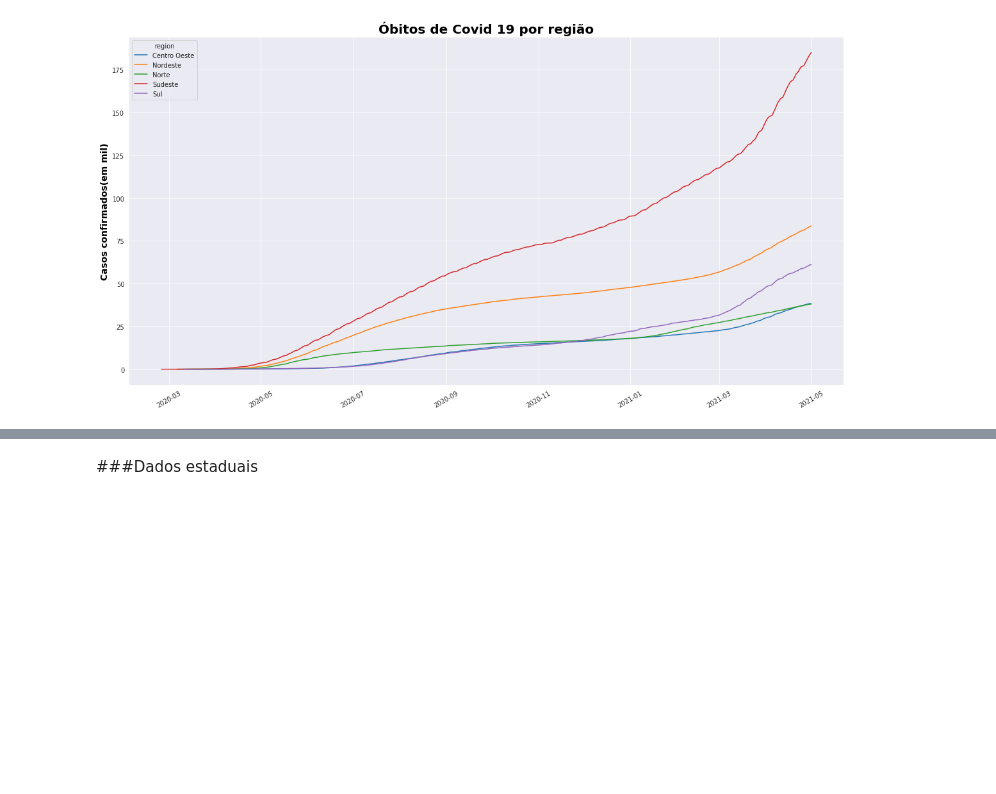
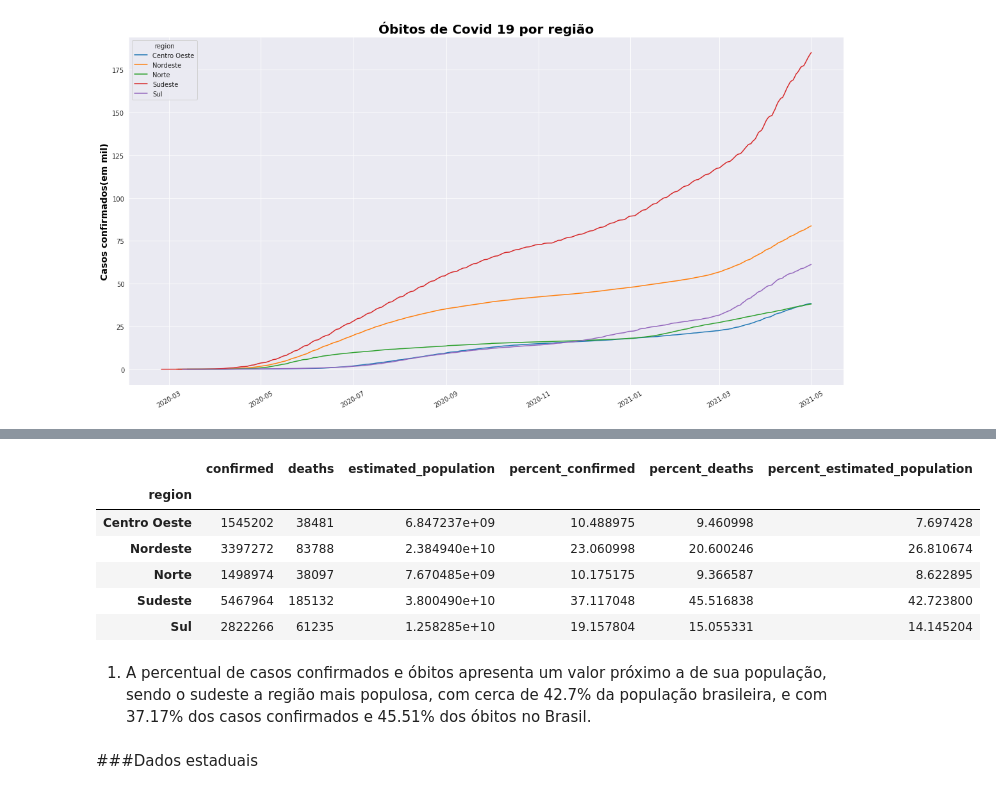
Before and after one commit to marcoantonioafernandes/bootcamp_data_science_projetos, a Jupyter notebook: Projeto1.ipynb, the cells around one changed output, grey strips where cells are left out. Saved outputs shown, nothing was run; the diff lists cells and outputs as text; code cells hidden in the pictures; blank space fills up the shorter version.

```diff
--- a/Projeto1.ipynb
+++ b/Projeto1.ipynb
@@ -942,0 +996,4 @@ plt.xticks(rotation=30);
+# %%
+region_data = df_temp.groupby(["region"]).sum()[["new_confirmed", "new_deaths", 'estimated_population']]
+region_data.columns = ["confirmed", "deaths", "estimated_population"]
+region_data
@@ -943,3 +1008,20 @@ plt.xticks(rotation=30);
+# %%
+region_data["percent_confirmed"] = region_data["confirmed"]/region_data["confirmed"].sum()*100
+region_data["percent_deaths"] = region_data["deaths"]/region_data["deaths"].sum()*100
+region_data["percent_estimated_population"] = region_data["estimated_population"]/region_data["estimated_population"].sum()*100
+region_data
+# %% [output]
+|  | confirmed | deaths | estimated_population | percent_confirmed | percent_deaths | percent_estimated_population |
+| region |  |  |  |  |  |  |
+| Centro Oeste | 1545202 | 38481 | 6.847237e+09 | 10.488975 | 9.460998 | 7.697428 |
+| Nordeste | 3397272 | 83788 | 2.384940e+10 | 23.060998 | 20.600246 | 26.810674 |
+| Norte | 1498974 | 38097 | 7.670485e+09 | 10.175175 | 9.366587 | 8.622895 |
+| Sudeste | 5467964 | 185132 | 3.800490e+10 | 37.117048 | 45.516838 | 42.723800 |
+| Sul | 2822266 | 61235 | 1.258285e+10 | 19.157804 | 15.055331 | 14.145204 |
+# %% [markdown]
+
+
+1.   A percentual de casos confirmados e óbitos apresenta um valor próximo a de sua população, sendo o sudeste a região mais populosa, com cerca de 42.7% da população brasileira, e com 37.17% dos casos confirmados e 45.51% dos óbitos no Brasil.
 # %% [markdown]
 ###Dados estaduais
 # %% [markdown]
```
Also changed, not shown: parts of 30 cells of this notebook.
